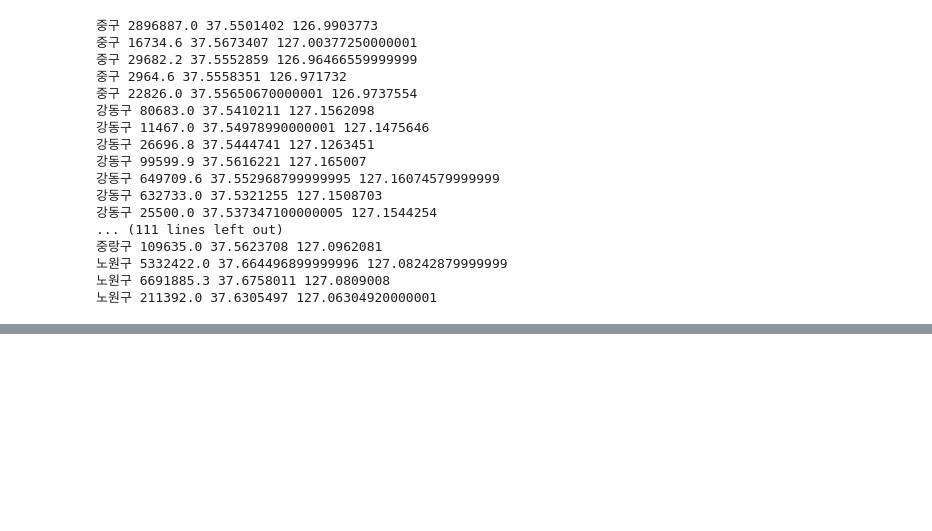
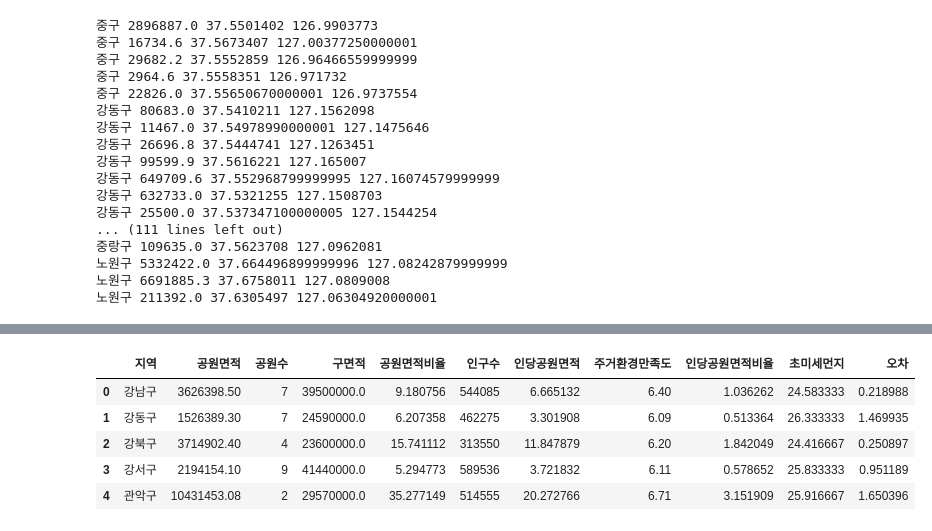
Before and after one commit to YeongilK/Python-flask-web-2020, a Jupyter notebook: 02_DataAnalysis/park.ipynb, the cells around one changed output, grey strips where cells are left out. Cells and saved outputs as stored; diff of their text form; code cells hidden in the pictures; blank space fills up the shorter version.

```diff
--- a/02_DataAnalysis/park.ipynb
+++ b/02_DataAnalysis/park.ipynb
@@ -98,0 +280,10 @@ map
+# %%
+df = pd.read_csv('./static/data/park_gu1.csv')
+df.head()
+# %% [output]
+|  | 지역 | 공원면적 | 공원수 | 구면적 | 공원면적비율 | 인구수 | 인당공원면적 | 주거환경만족도 | 인당공원면적비율 | 초미세먼지 | 오차 |
+| 0 | 강남구 | 3626398.50 | 7 | 39500000.0 | 9.180756 | 544085 | 6.665132 | 6.40 | 1.036262 | 24.583333 | 0.218988 |
+| 1 | 강동구 | 1526389.30 | 7 | 24590000.0 | 6.207358 | 462275 | 3.301908 | 6.09 | 0.513364 | 26.333333 | 1.469935 |
+| 2 | 강북구 | 3714902.40 | 4 | 23600000.0 | 15.741112 | 313550 | 11.847879 | 6.20 | 1.842049 | 24.416667 | 0.250897 |
+| 3 | 강서구 | 2194154.10 | 9 | 41440000.0 | 5.294773 | 589536 | 3.721832 | 6.11 | 0.578652 | 25.833333 | 0.951189 |
+| 4 | 관악구 | 10431453.08 | 2 | 29570000.0 | 35.277149 | 514555 | 20.272766 | 6.71 | 3.151909 | 25.916667 | 1.650396 |
```
Also changed, not shown: parts of 22 cells of this notebook, 10 other files.
